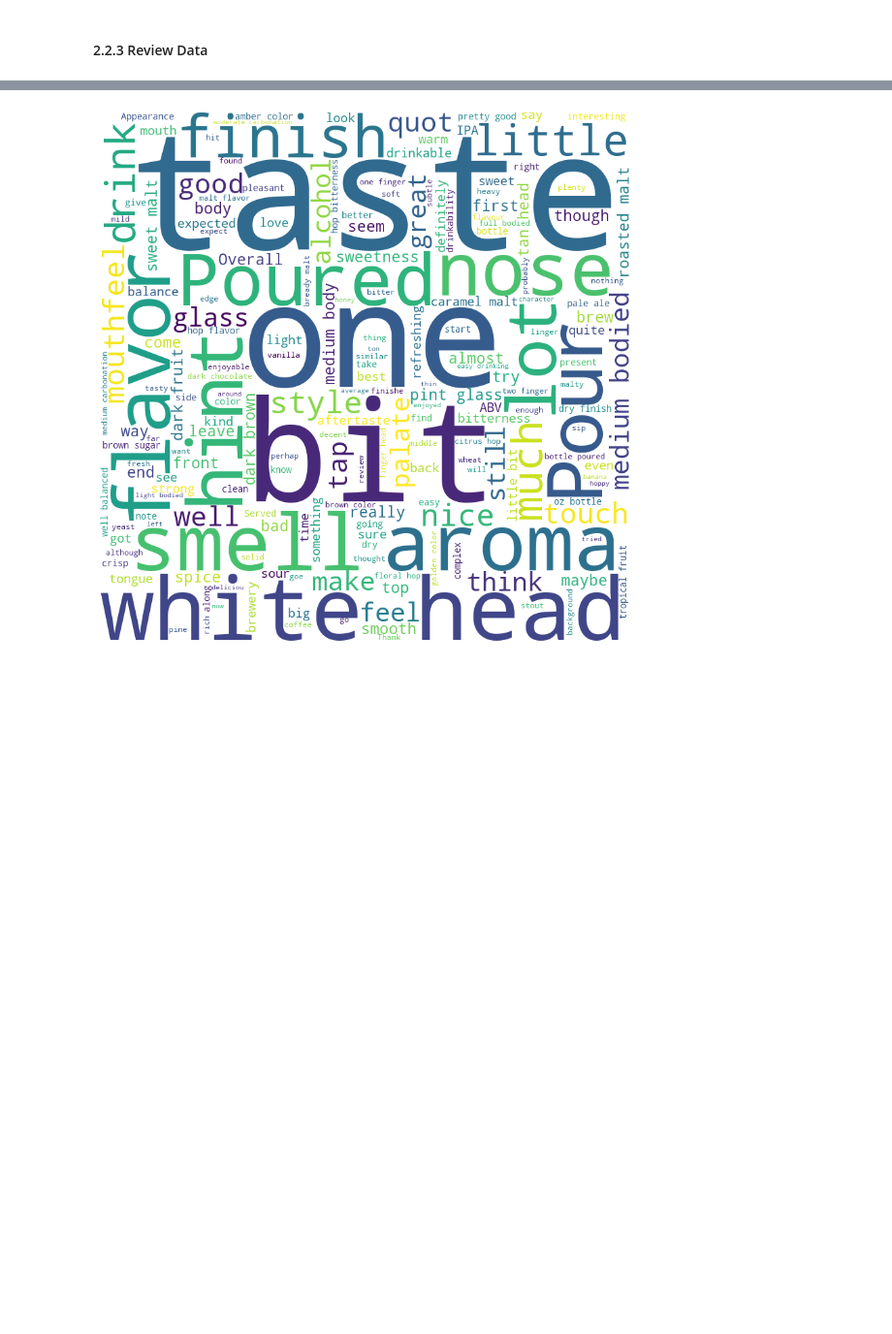
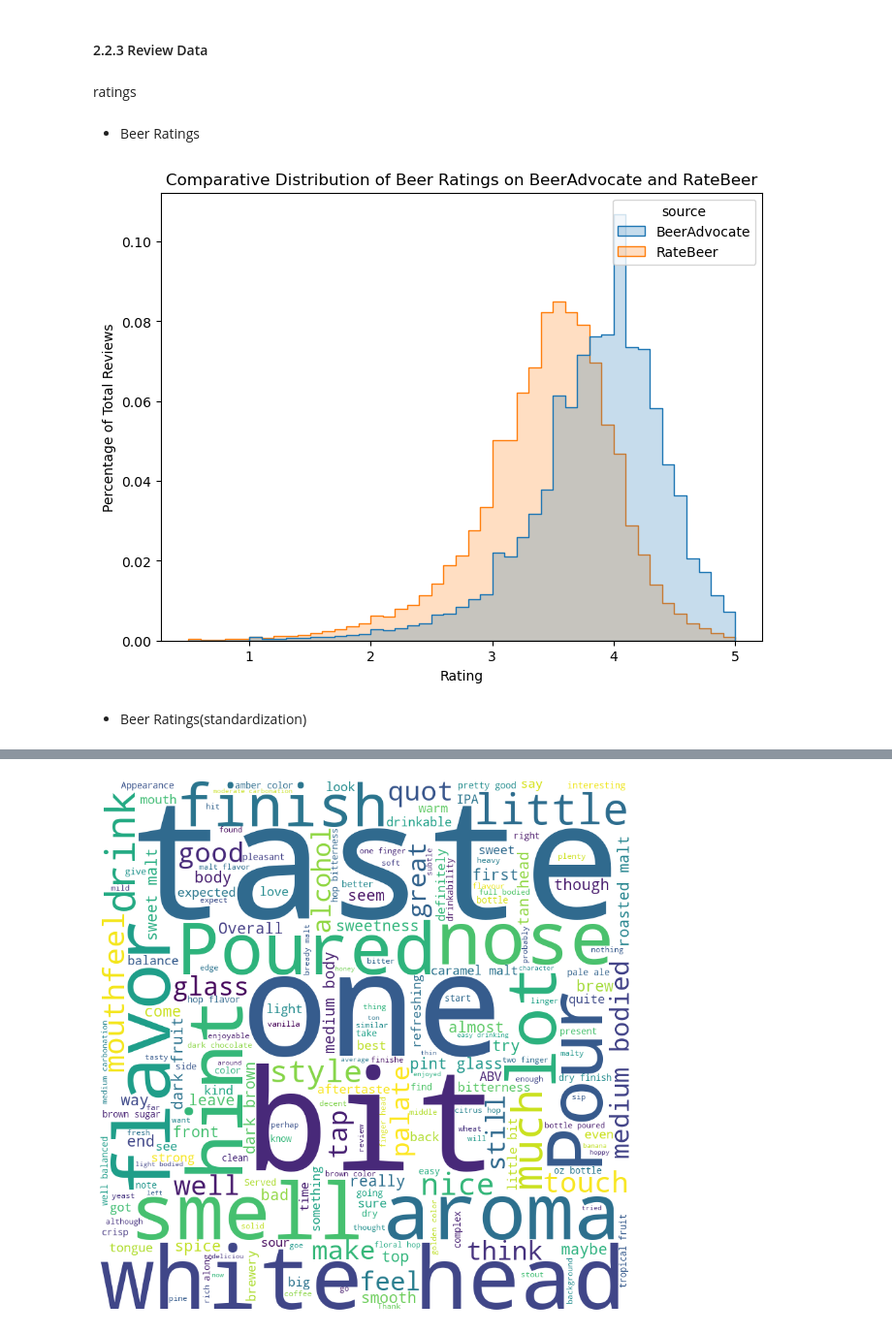
Before and after one commit to epfl-ada/ada-2023-project-adapowerup2023, a Jupyter notebook: Beer_review_M2_modified.ipynb, the cells around one changed output, grey strips where cells are left out. Shown at 97% size. Saved outputs shown, nothing was run; the diff lists cells and outputs as text; code cells hidden in the pictures; blank space fills up the shorter version.

```diff
--- a/Beer_review_M2_modified.ipynb
+++ b/Beer_review_M2_modified.ipynb
@@ -182,0 +233,22 @@ ratings
+# %% [markdown]
+ratings
+# %% [markdown]
+- Beer Ratings
+# %%
+ba_filtered.loc[:, 'source'] = 'BeerAdvocate'
+rb_filtered.loc[:, 'source'] = 'RateBeer'
+all_reviews = pd.concat([ba_filtered, rb_filtered], ignore_index=True)
+
+plt.figure(figsize=(8, 6))
+sns.histplot(data=all_reviews[['rating', 'source']],
+             x='rating', hue='source',
+             element='step', stat='probability',
+             common_norm=False, binwidth=0.1)
+plt.title("Comparative Distribution of Beer Ratings on BeerAdvocate and RateBeer")
+plt.xlabel("Rating")
+plt.ylabel("Percentage of Total Reviews")
+plt.show()
+# %% [output]
+[figure, added]
+# %% [markdown]
+- Beer Ratings(standardization)
```
Also changed, not shown: parts of 68 cells of this notebook.
